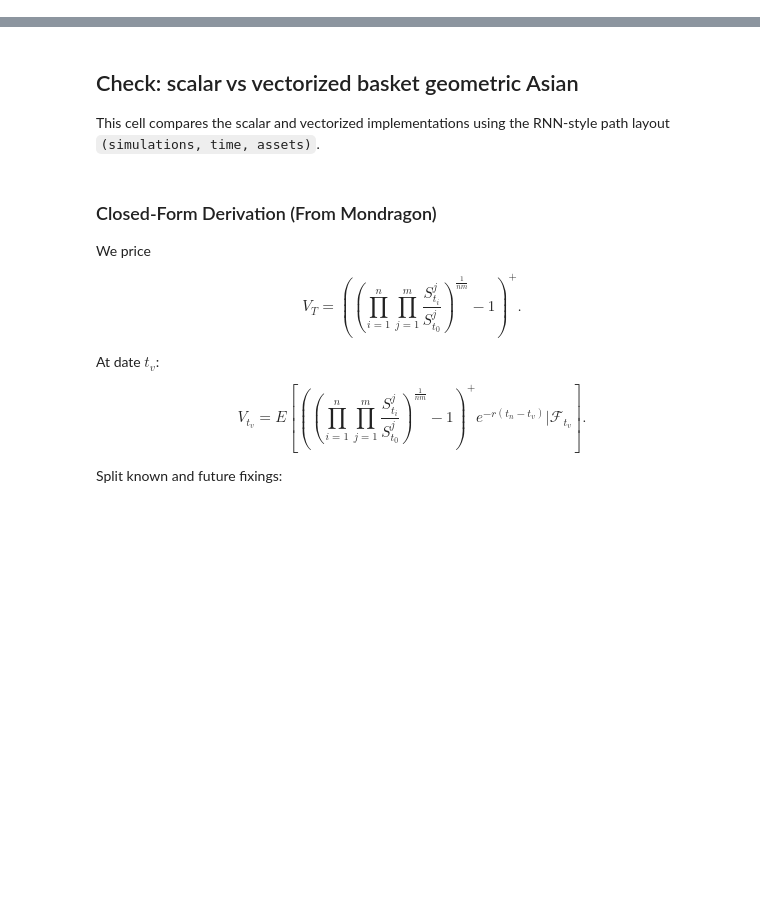
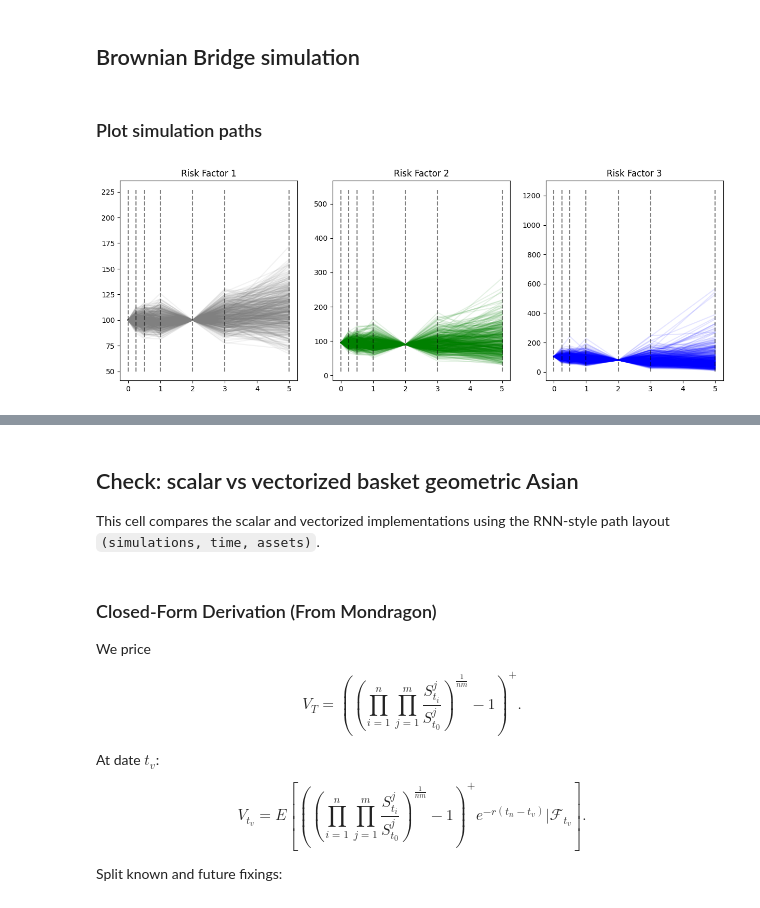
Before and after one commit to Lolillosky/PHD_CVA, a Jupyter notebook: NOTEBOOKS/PaperNotebooks/PaperResults.ipynb, the cells around one changed output, grey strips where cells are left out. Drawn from its saved outputs; the diff is of its cells as text; code cells hidden in the pictures; blank space fills up the shorter version.

```diff
--- a/NOTEBOOKS/PaperNotebooks/PaperResults.ipynb
+++ b/NOTEBOOKS/PaperNotebooks/PaperResults.ipynb
@@ -58,0 +120,24 @@ paths = simulator.simulate_paths(500)
+# %% [markdown]
+## Brownian Bridge simulation
+# %%
+paths_bridge = simulator.simulate_paths_with_bridge(30000, 4, [100,90,80])
+# %% [markdown]
+### Plot simulation paths
+# %%
+f, ax = plt.subplots(1,3, figsize=(15,5))
+
+ax[0].plot(time_steps, paths_bridge[0:500, :, 0].T, color = "grey", alpha = 0.1);
+ax[0].set_title("Risk Factor 1");
+ax[1].plot(time_steps, paths_bridge[0:500, :, 1].T
+, color = "green", alpha = 0.1);
+ax[1].set_title("Risk Factor 2");
+ax[2].plot(time_steps, paths_bridge[0:500, :, 2].T
+, color = "blue", alpha = 0.1);
+ax[2].set_title("Risk Factor 3");
+
+
+ax[0].vlines(time_steps, np.min(paths_bridge.numpy()[:, :, 0]), np.max(paths_bridge.numpy()[:, :, 0]), color = "black", alpha = 0.5, linestyle = "--");
+ax[1].vlines(time_steps, np.min(paths_bridge.numpy()[:, :, 1]), np.max(paths_bridge.numpy()[:, :, 1]), color = "black", alpha = 0.5, linestyle = "--");
+ax[2].vlines(time_steps, np.min(paths_bridge.numpy()[:, :, 2]), np.max(paths_bridge.numpy()[:, :, 2]), color = "black", alpha = 0.5, linestyle = "--");
+# %% [output]
+[figure, added]
```
Also changed, not shown: parts of 16 cells of this notebook, 1 other file.
